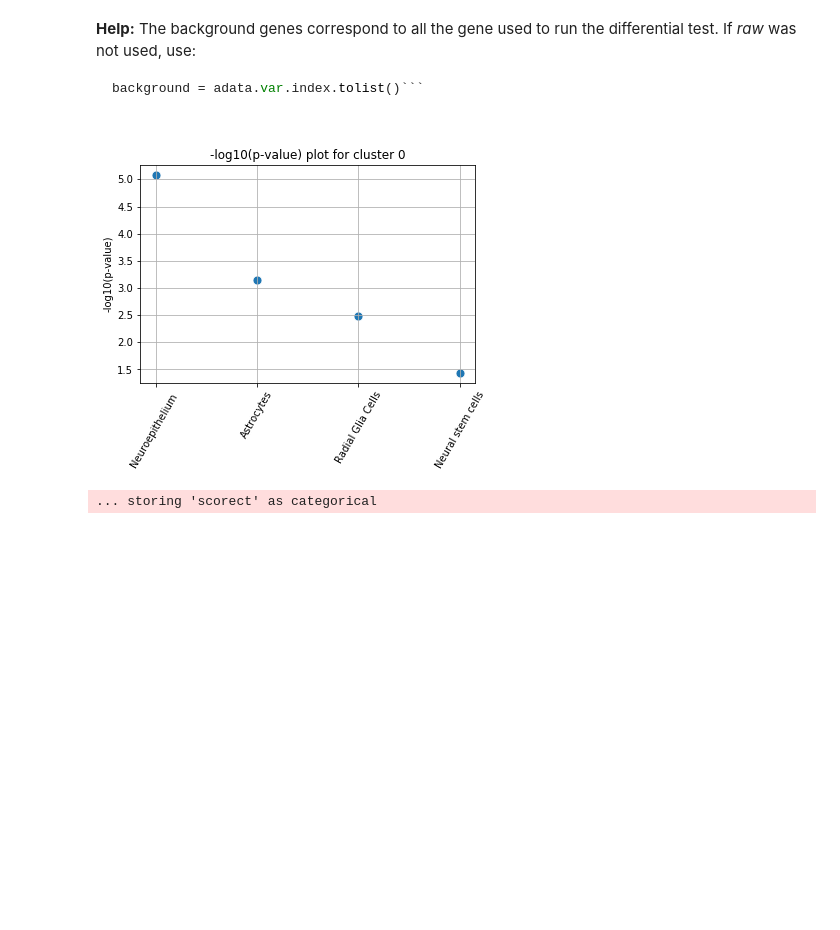
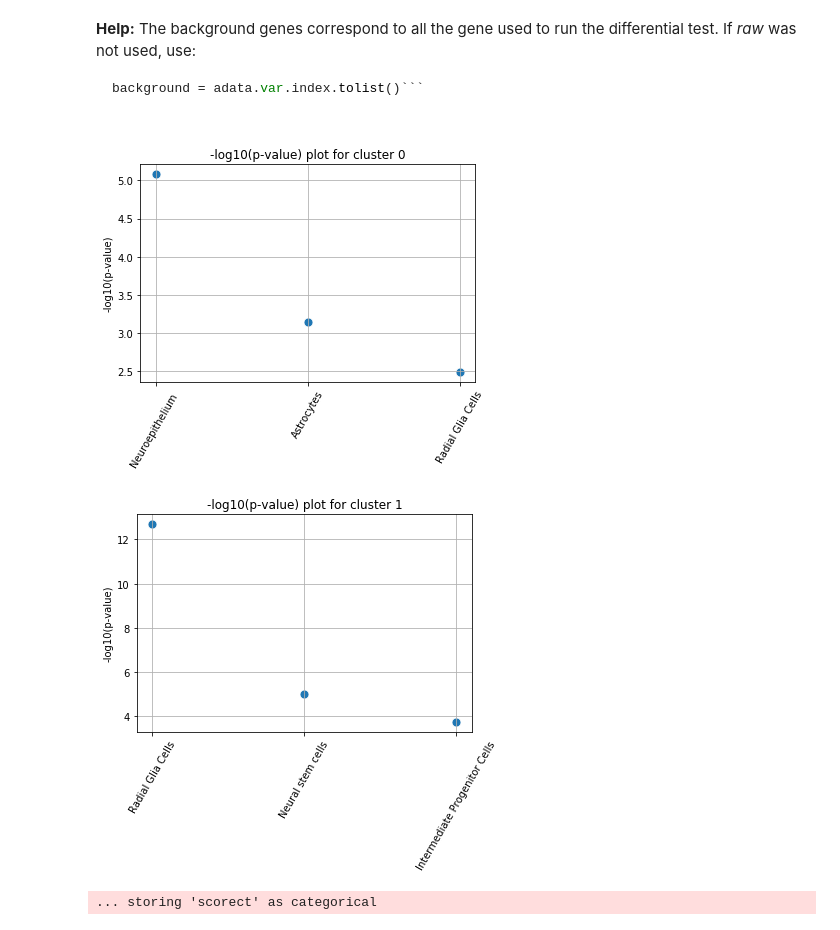
Before and after one commit to LucasESBS/scoreCT, a Jupyter notebook: example/tuto_scoreCT.ipynb, the cells around one changed output. Cells and saved outputs as stored; diff of their text form; code cells hidden in the pictures; blank space fills up the shorter version.

Commit message:
added option to specify number of celltypes displayed by pvalue plot

````diff
--- a/example/tuto_scoreCT.ipynb
+++ b/example/tuto_scoreCT.ipynb
@@ -79,9 +79,10 @@ __Help:__ The background genes correspond to all the gene used to run the differ
 background = adata.var.index.tolist()```
 # %%
 # Let's have a look at the pvalue for cluster 0
-ct.plot_pvalue(ct_pval, clusters=0)
+ct.plot_pvalue(ct_pval, clusters=['0','1'], n_types=3)
 # %% [output]
-[figure, old version]
+[figure, new version]
+[figure, added]
 # %%
 # Now assign clusters to cell types
 cluster_assign = adata.obs['louvain']
````
Also changed, not shown: parts of 1 cell of this notebook, 1 other file.
